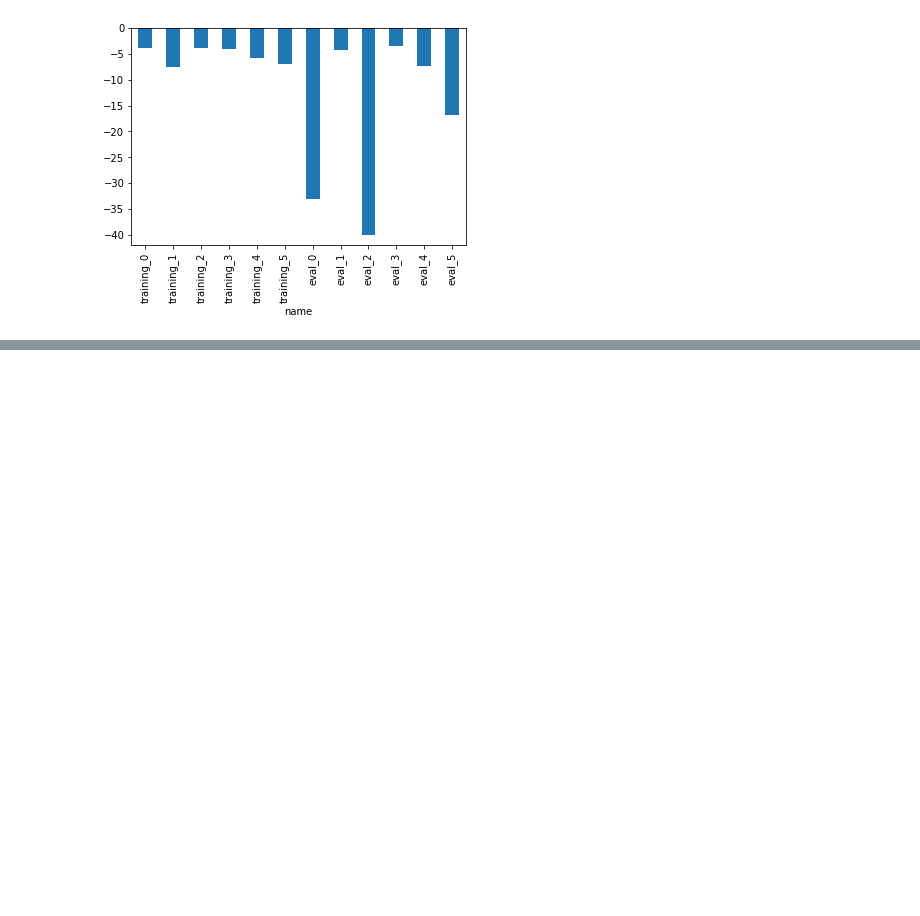
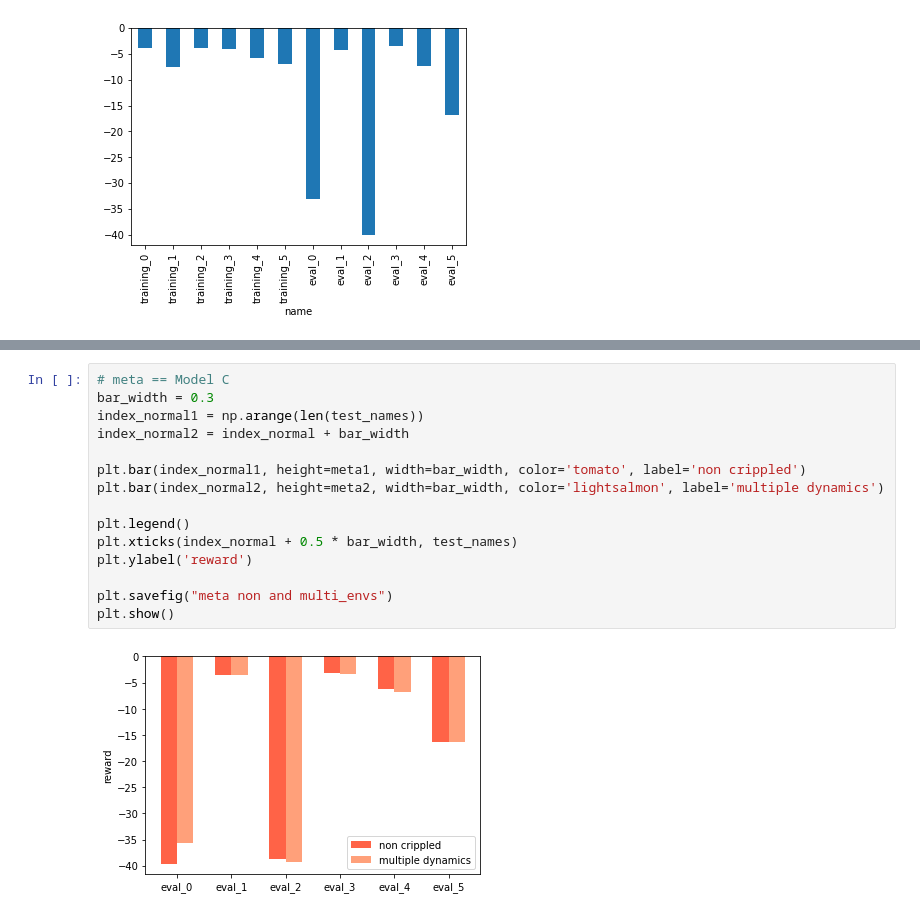
Before and after one commit to DankiLiu/DL4Robotics, a Jupyter notebook: Danki_Tobias/evaluation/plot_statistics.ipynb, the cells around one changed output, grey strips where cells are left out. Drawn from its saved outputs; the diff is of its cells as text; blank space fills up the shorter version.

```diff
--- a/Danki_Tobias/evaluation/plot_statistics.ipynb
+++ b/Danki_Tobias/evaluation/plot_statistics.ipynb
@@ -49,0 +175,17 @@ all_rewards['position', 'non_crippled', 'normal', 'alle_training_envs'].plot(kin
+# %%
+# meta == Model C
+bar_width = 0.3
+index_normal1 = np.arange(len(test_names))
+index_normal2 = index_normal + bar_width
+
+plt.bar(index_normal1, height=meta1, width=bar_width, color='tomato', label='non crippled')
+plt.bar(index_normal2, height=meta2, width=bar_width, color='lightsalmon', label='multiple dynamics')
+
+plt.legend()
+plt.xticks(index_normal + 0.5 * bar_width, test_names)
+plt.ylabel('reward')
+
+plt.savefig("meta non and multi_envs")
+plt.show()
+# %% [output]
+[figure, added]
```
Also changed, not shown: parts of 16 cells of this notebook.
